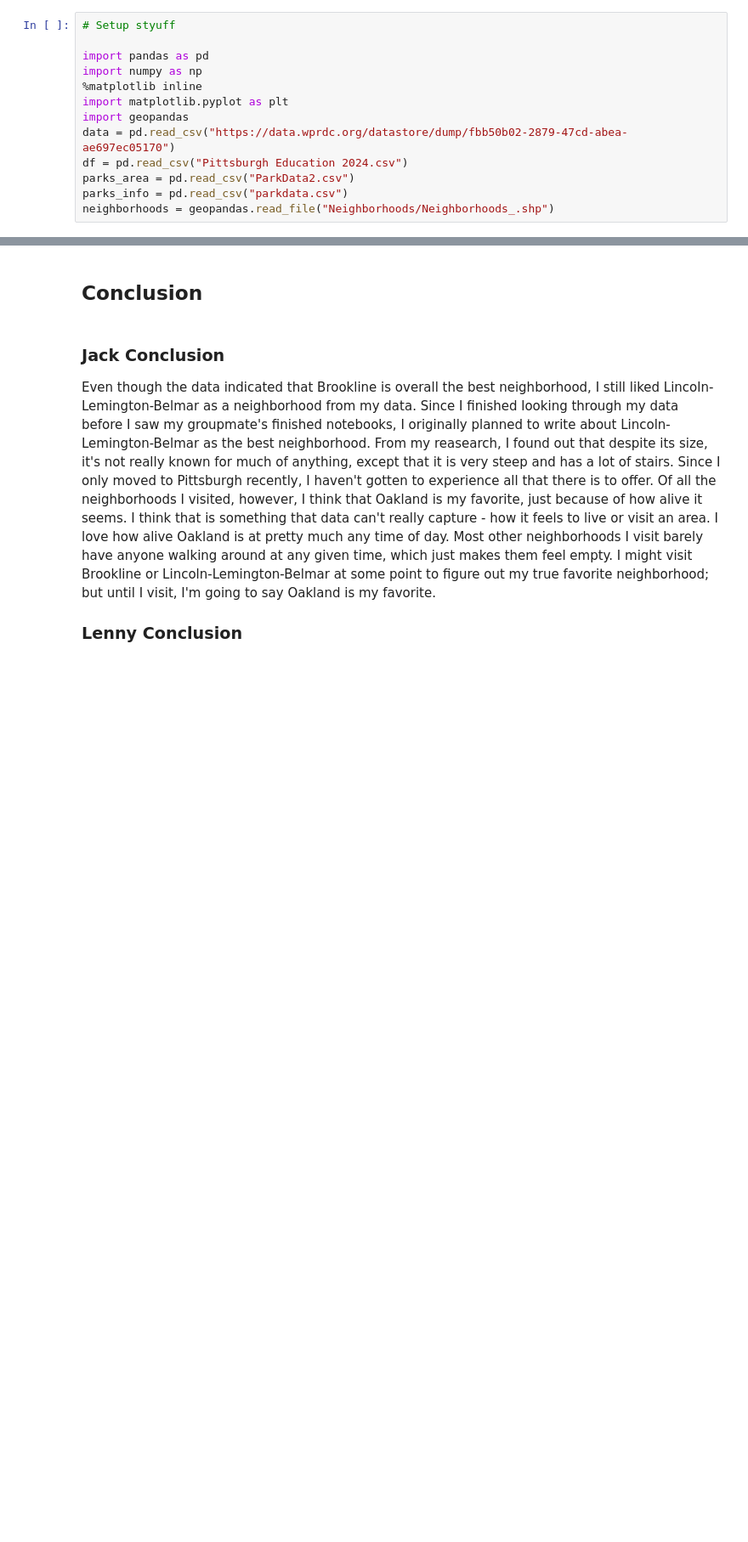
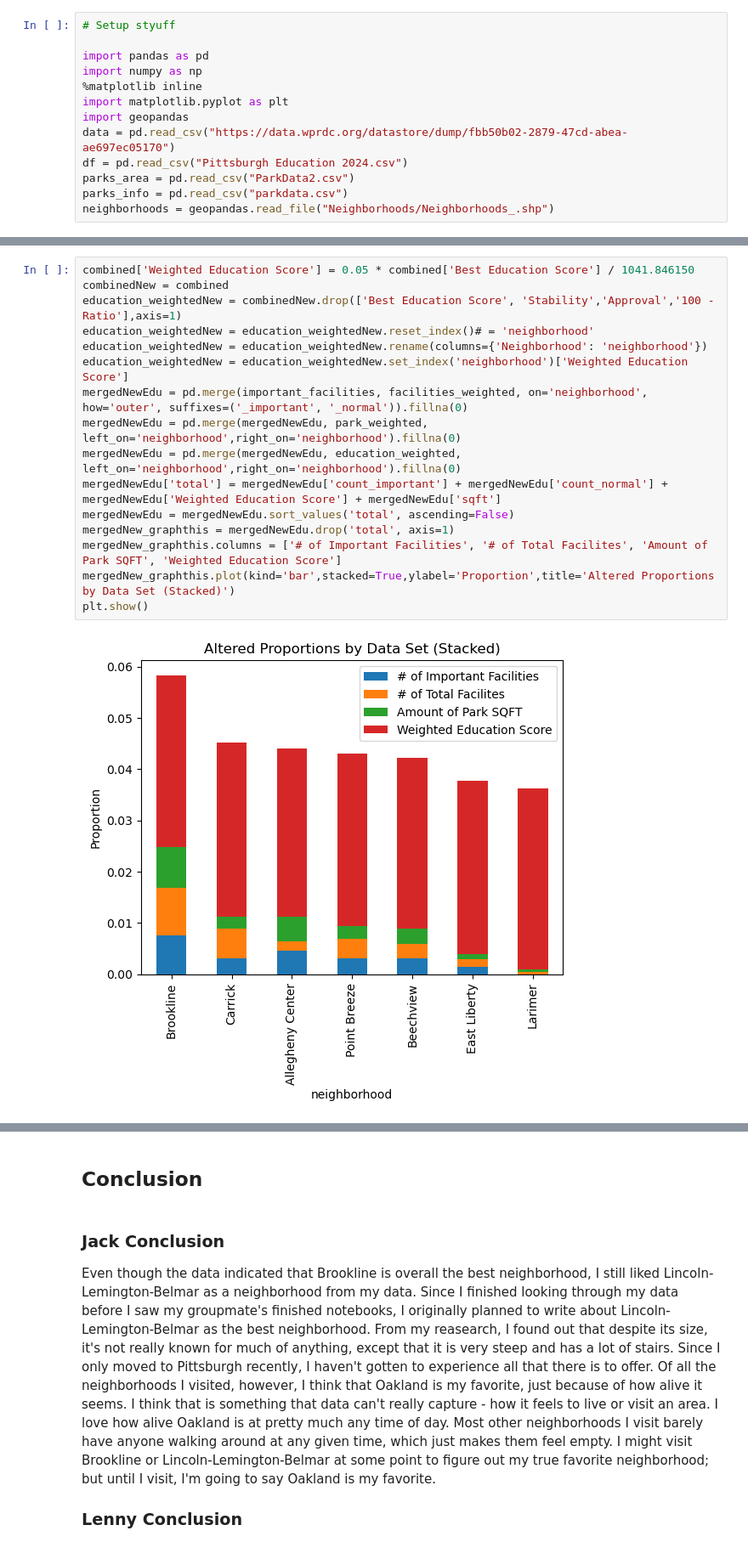
Before and after one commit to nlowman23/Final_Project_Group-31, a Jupyter notebook: BestNeighborhood.ipynb, the cells around one changed output, grey strips where cells are left out. Shown: that part at 85% size. Drawn from its saved outputs; the diff is of its cells as text; blank space fills up the shorter version.

```diff
--- a/BestNeighborhood.ipynb
+++ b/BestNeighborhood.ipynb
@@ -121,0 +109,18 @@ While none of our group members have not personally gone there, it seems like an
+# %%
+combined['Weighted Education Score'] = 0.05 * combined['Best Education Score'] / 1041.846150
+combinedNew = combined
+education_weightedNew = combinedNew.drop(['Best Education Score', 'Stability','Approval','100 - Ratio'],axis=1)
+education_weightedNew = education_weightedNew.reset_index()# = 'neighborhood'
+education_weightedNew = education_weightedNew.rename(columns={'Neighborhood': 'neighborhood'})
+education_weightedNew = education_weightedNew.set_index('neighborhood')['Weighted Education Score']
+mergedNewEdu = pd.merge(important_facilities, facilities_weighted, on='neighborhood', how='outer', suffixes=('_important', '_normal')).fillna(0)
+mergedNewEdu = pd.merge(mergedNewEdu, park_weighted, left_on='neighborhood',right_on='neighborhood').fillna(0)
+mergedNewEdu = pd.merge(mergedNewEdu, education_weighted, left_on='neighborhood',right_on='neighborhood').fillna(0)
+mergedNewEdu['total'] = mergedNewEdu['count_important'] + mergedNewEdu['count_normal'] + mergedNewEdu['Weighted Education Score'] + mergedNewEdu['sqft']
+mergedNewEdu = mergedNewEdu.sort_values('total', ascending=False)
+mergedNew_graphthis = mergedNewEdu.drop('total', axis=1)
+mergedNew_graphthis.columns = ['# of Important Facilities', '# of Total Facilites', 'Amount of Park SQFT', 'Weighted Education Score']
+mergedNew_graphthis.plot(kind='bar',stacked=True,ylabel='Proportion',title='Altered Proportions by Data Set (Stacked)')
+plt.show()
+# %% [output]
+[figure, added]
```
Also changed, not shown: parts of 9 cells of this notebook, 4 other files.
